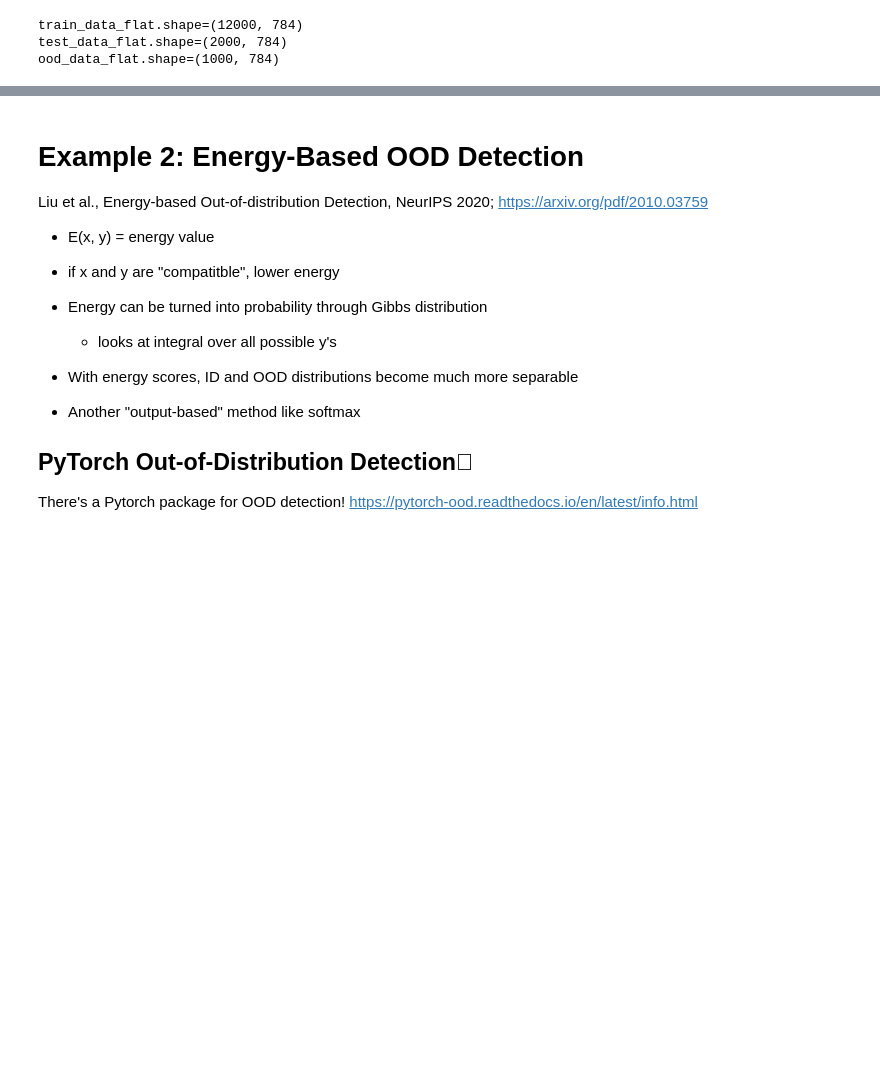
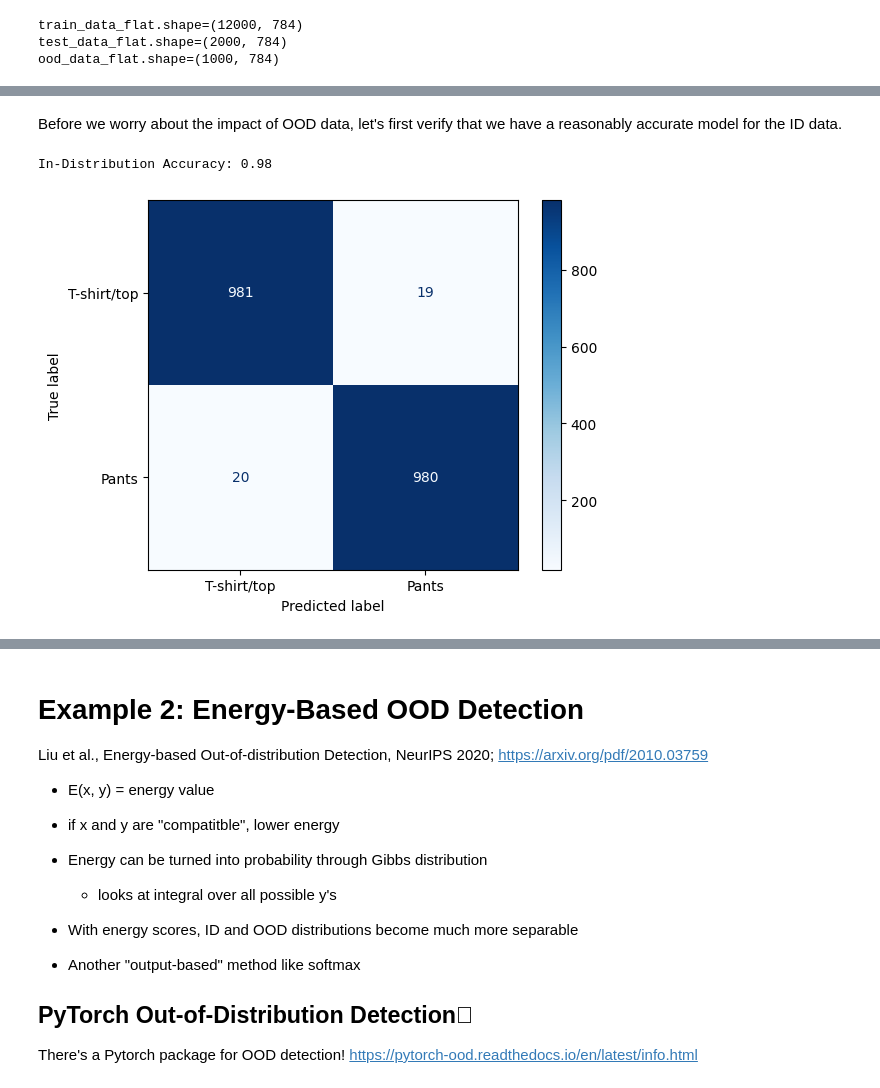
Before and after one commit to carpentries-incubator/fair-explainable-ml, a Jupyter notebook: code/7a-OOD-detection-output-based.ipynb, the cells around one changed output, grey strips where cells are left out. Saved outputs shown, nothing was run; the diff lists cells and outputs as text; code cells hidden in the pictures; blank space fills up the shorter version.

```diff
--- a/code/7a-OOD-detection-output-based.ipynb
+++ b/code/7a-OOD-detection-output-based.ipynb
@@ -77,0 +76,6 @@ alpha=0.2
+# %%
+# some settings I'm playing around with when designing this lesson
+verbose = False
+alpha=0.2
+max_iter = 10 # increase after testing phase
+n_epochs = 10 # increase after testing phase
@@ -517,0 +207,19 @@ plt.show()
+# %% [markdown]
+Before we worry about the impact of OOD data, let's first verify that we have a reasonably accurate model for the ID data.
+# %%
+# Evaluate the model on in-distribution data
+in_dist_preds = model.predict(test_data_flat)
+in_dist_accuracy = accuracy_score(test_labels, in_dist_preds)
+print(f'In-Distribution Accuracy: {in_dist_accuracy:.2f}')
+# %% [output]
+In-Distribution Accuracy: 0.98
+# %%
+from sklearn.metrics import accuracy_score, confusion_matrix, ConfusionMatrixDisplay
+
+# Generate and display confusion matrix
+cm = confusion_matrix(test_labels, in_dist_preds, labels=[0, 1])
+disp = ConfusionMatrixDisplay(confusion_matrix=cm, display_labels=['T-shirt/top', 'Pants'])
+disp.plot(cmap=plt.cm.Blues)
+plt.show()
+# %% [output]
+[figure, added]
```
Also changed, not shown: parts of 60 cells of this notebook, 2 other files.
